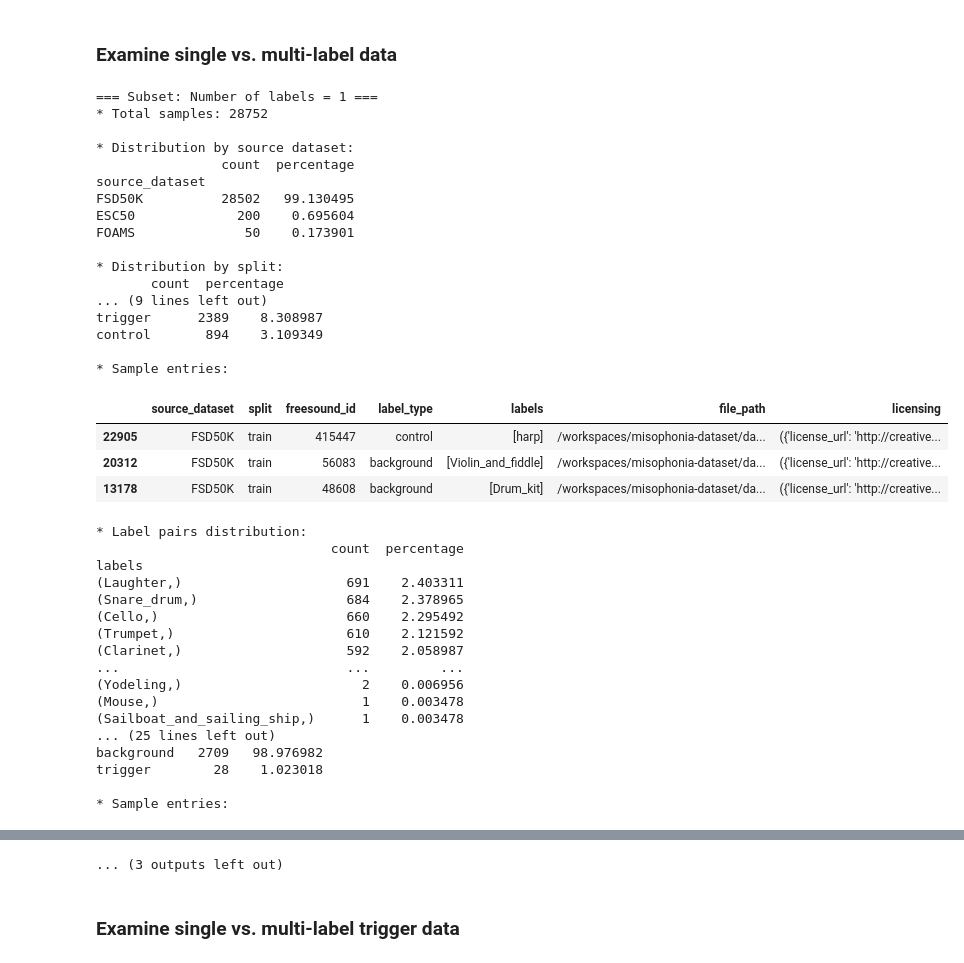
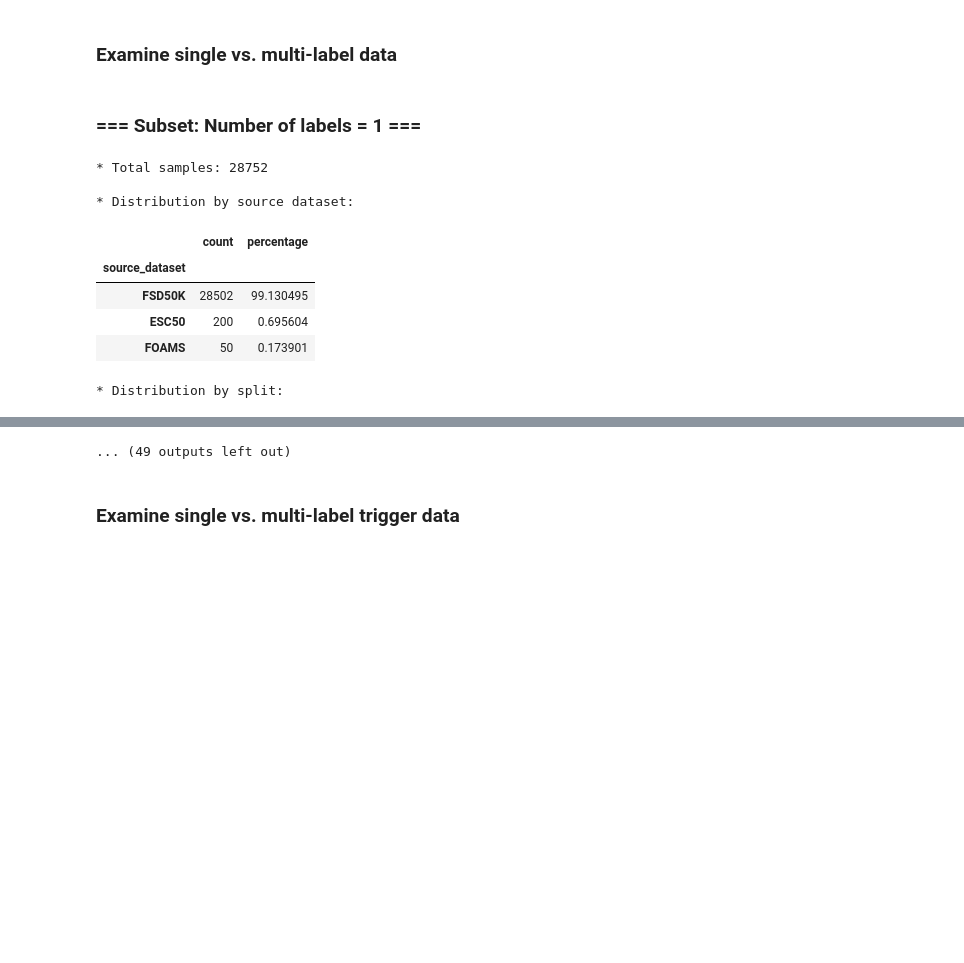
Before and after one commit to LukasFT/misophonia-dataset, a Jupyter notebook: notebooks/exploratory/source_data_explore.ipynb, the cells around one changed output, grey strips where cells are left out. Drawn from its saved outputs; the diff is of its cells as text; code cells hidden in the pictures; blank space fills up the shorter version.

Commit message:
Expand source data exploration

```diff
--- a/notebooks/exploratory/source_data_explore.ipynb
+++ b/notebooks/exploratory/source_data_explore.ipynb
@@ -63,25 +63,32 @@ foams_meta.head()
 combined_meta = pd.concat([esc50_meta, fsd50k_meta, foams_meta], ignore_index=True)
 combined_meta = combined_meta[
     # These colums are there, see the interface.SourceMetaData class
-    ["source_dataset", "split", "freesound_id", "label_type", "labels", "file_path", "licensing"]
+    ["source_dataset", "split", "freesound_id", "label_type", "labels", "validated_by", "file_path", "licensing"]
 ]
 # %% [markdown]
 ## Examine different subsets
 # %%
-def value_counts_pcts(col: pd.Series) -> pd.DataFrame:
-    normalized = col.value_counts(normalize=True)
-    counts = col.value_counts()
-    return pd.DataFrame({"count": counts, "percentage": normalized * 100}, index=counts.index)
+from IPython.display import HTML, display
+
+def print_value_counts_pcts(title: str, col: pd.Series) -> None:
+    normalized = col.value_counts(normalize=True, dropna=False)
+    counts = col.value_counts(dropna=False)
+    # if all the same, just print that
+    if len(counts) == 1:
+        print(f"{title} All samples have the same value: {counts.index[0]}")
+        return
+
+    dist = pd.DataFrame({"count": counts, "percentage": normalized * 100}, index=counts.index)
+    print(title)
+    display(dist)
 
 def print_subset_info(subset_descr: str, subset: pd.DataFrame):
-    print(f"\n=== Subset: {subset_descr} ===")
+    display(HTML(f"<h3>=== Subset: {subset_descr} ===</h3>"))
     print(f"* Total samples: {len(subset)}")
-    print("\n* Distribution by source dataset:")
-    print(value_counts_pcts(subset["source_dataset"]))
-    print(f"\n* Distribution by split:")
-    print(value_counts_pcts(subset["split"]))
-    print(f"\n* Distribution by label type:")
-    print(value_counts_pcts(subset["label_type"]))
+    print_value_counts_pcts("\n* Distribution by source dataset:", subset["source_dataset"])
+    print_value_counts_pcts("\n* Distribution by split:", subset["split"])
+    print_value_counts_pcts("\n* Distribution by label type:", subset["label_type"])
+    print_value_counts_pcts("\n* Distribution by validated by:", subset["validated_by"])
     print("\n* Sample entries:")
     display(subset.sample(min(3, len(subset))))
 # %% [markdown]
@@ -396,51 +275,22 @@ trigger        50       100.0
 # %%
 def normalize_label_tuple(s: pd.Series) -> pd.Series:
     return s.apply(lambda labels: tuple(sorted(labels)))
 
 label_len = combined_meta["labels"].apply(len)
 for label_count in sorted(label_len.unique()):
     subset = combined_meta[label_len == label_count]
     print_subset_info(f"Number of labels = {label_count}", subset)
-    print(f"\n* Label pairs distribution:")
-    print(value_counts_pcts(normalize_label_tuple(subset["labels"])))
+    print_value_counts_pcts("\n* Label pairs distribution:", normalize_label_tuple(subset["labels"]))
 
     print("\n ---- ")
 # %% [output]
+=== Subset: Number of labels = 1 ===
-=== Subset: Number of labels = 1 ===
 * Total samples: 28752
 
 * Distribution by source dataset:
-                count  percentage
-source_dataset
-FSD50K          28502   99.130495
-ESC50             200    0.695604
-FOAMS              50    0.173901
-
-* Distribution by split:
-       count  percentage
-... (9 lines left out)
-trigger      2389    8.308987
-control       894    3.109349
-
-* Sample entries:
-|  | source_dataset | split | freesound_id | label_type | labels | file_path | licensing |
-| 22905 | FSD50K | train | 415447 | control | [harp] | /workspaces/misophonia-dataset/da... | ({'license_url': 'http://creative... |
-| 20312 | FSD50K | train | 56083 | background | [Violin_and_fiddle] | /workspaces/misophonia-dataset/da... | ({'license_url': 'http://creative... |
-| 13178 | FSD50K | train | 48608 | background | [Drum_kit] | /workspaces/misophonia-dataset/da... | ({'license_url': 'http://creative... |
+|  | count | percentage |
+| source_dataset |  |  |
+| FSD50K | 28502 | 99.130495 |
+| ESC50 | 200 | 0.695604 |
+| FOAMS | 50 | 0.173901 |
-* Label pairs distribution:
-                              count  percentage
-labels
-(Laughter,)                     691    2.403311
-(Snare_drum,)                   684    2.378965
-(Cello,)                        660    2.295492
-(Trumpet,)                      610    2.121592
-(Clarinet,)                     592    2.058987
-...                             ...         ...
-(Yodeling,)                       2    0.006956
-(Mouse,)                          1    0.003478
-(Sailboat_and_sailing_ship,)      1    0.003478
-... (25 lines left out)
-background   2709   98.976982
-trigger        28    1.023018
-
-* Sample entries:
+* Distribution by split:
@@ -533,4 +319,4 @@ background      1       100.0
-... (3 outputs left out)
+... (49 outputs left out)
 # %% [markdown]
 ### Examine single vs. multi-label trigger data
 # %%
```
Also changed, not shown: parts of 7 cells of this notebook.
